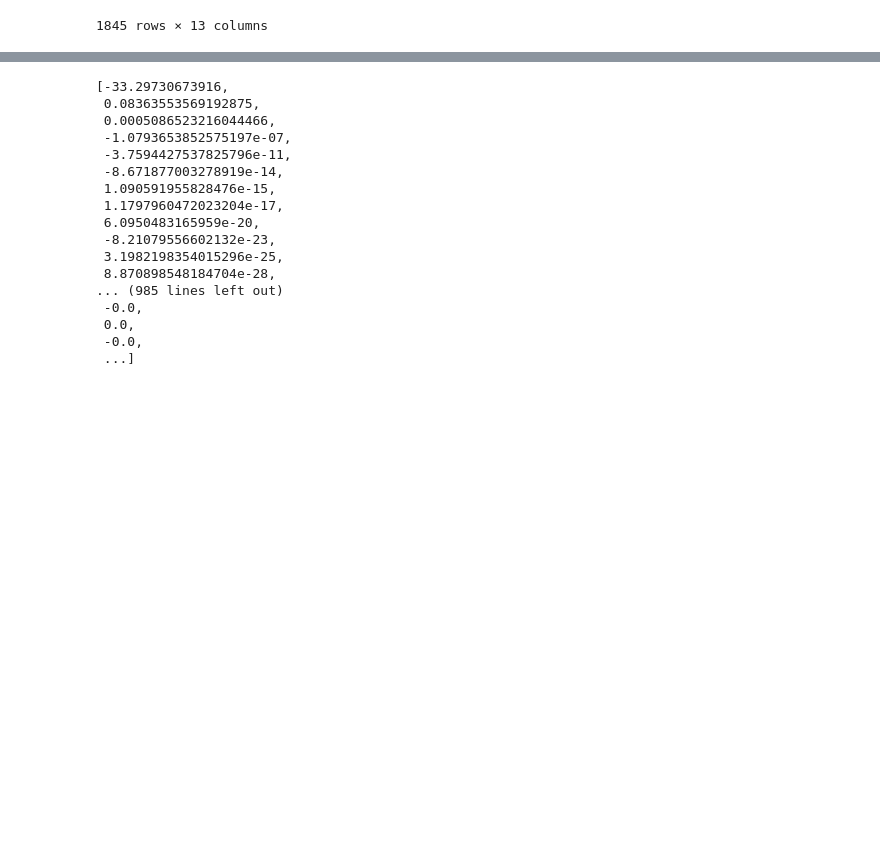
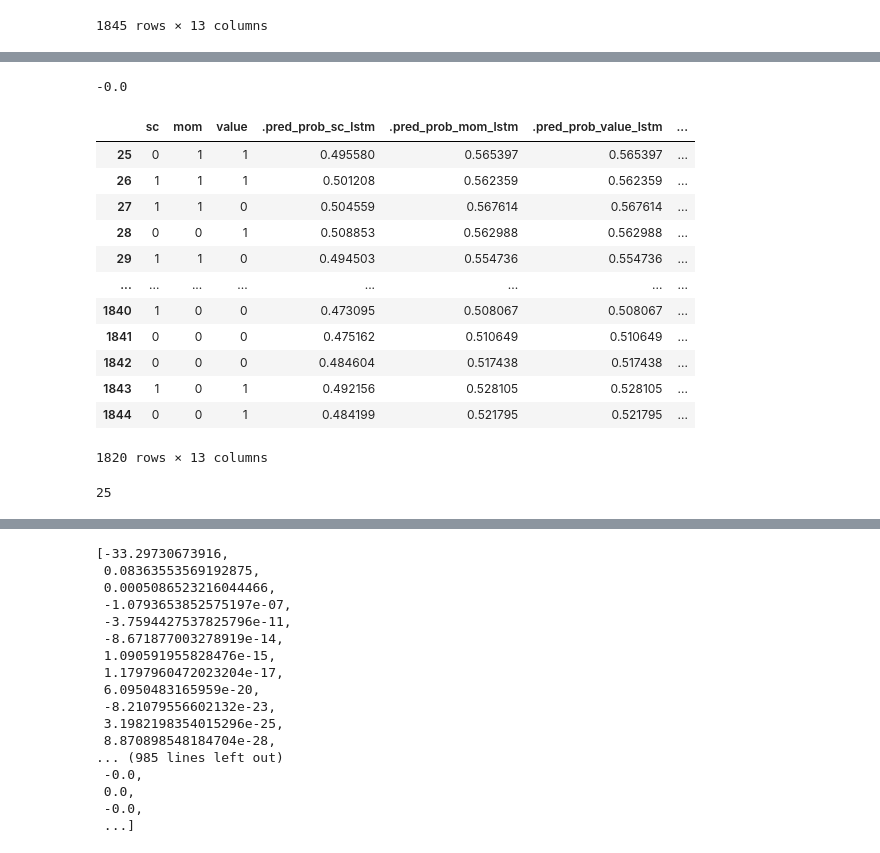
Before and after one commit to JBaldys/APlusBernstein-Project, a Jupyter notebook: notebooks/balanced_profolio.ipynb, the cells around one changed output, grey strips where cells are left out. Drawn from its saved outputs; the diff is of its cells as text; code cells hidden in the pictures; blank space fills up the shorter version.

```diff
--- a/notebooks/balanced_profolio.ipynb
+++ b/notebooks/balanced_profolio.ipynb
@@ -85,0 +90,24 @@ balanced_profolio(target)
+# %%
+long[236]
+# %% [output]
+-0.0
+# %%
+target.iloc[25:,:]
+# %% [output]
+|  | sc | mom | value | .pred_prob_sc_lstm | .pred_prob_mom_lstm | .pred_prob_value_lstm | ... |
+| 25 | 0 | 1 | 1 | 0.495580 | 0.565397 | 0.565397 | ... |
+| 26 | 1 | 1 | 1 | 0.501208 | 0.562359 | 0.562359 | ... |
+| 27 | 1 | 1 | 0 | 0.504559 | 0.567614 | 0.567614 | ... |
+| 28 | 0 | 0 | 1 | 0.508853 | 0.562988 | 0.562988 | ... |
+| 29 | 1 | 1 | 0 | 0.494503 | 0.554736 | 0.554736 | ... |
+| ... | ... | ... | ... | ... | ... | ... | ... |
+| 1840 | 1 | 0 | 0 | 0.473095 | 0.508067 | 0.508067 | ... |
+| 1841 | 0 | 0 | 0 | 0.475162 | 0.510649 | 0.510649 | ... |
+| 1842 | 0 | 0 | 0 | 0.484604 | 0.517438 | 0.517438 | ... |
+| 1843 | 1 | 0 | 1 | 0.492156 | 0.528105 | 0.528105 | ... |
+| 1844 | 0 | 0 | 1 | 0.484199 | 0.521795 | 0.521795 | ... |
+1820 rows × 13 columns
+# %%
+total.index(-980.0910567895044)
+# %% [output]
+25
```
Also changed, not shown: parts of 22 cells of this notebook.
